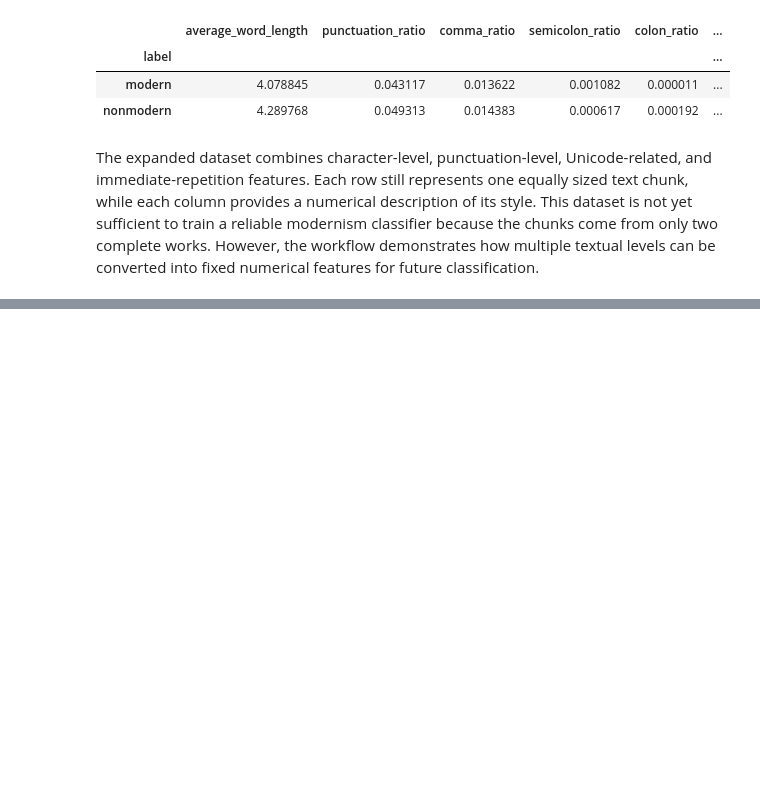
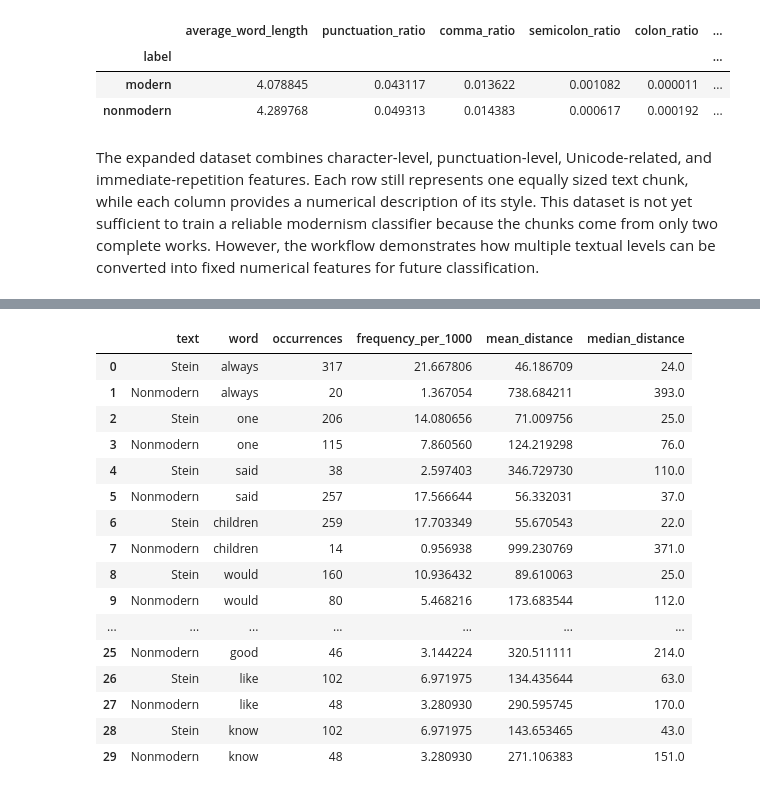
Before and after one commit to CiciXie-haotong/Modernism-Classifier, a Jupyter notebook: repetition_analysis.ipynb.ipynb, the cells around one changed output, grey strips where cells are left out. Saved outputs shown, nothing was run; the diff lists cells and outputs as text; code cells hidden in the pictures; blank space fills up the shorter version.

```diff
--- a/repetition_analysis.ipynb.ipynb
+++ b/repetition_analysis.ipynb.ipynb
@@ -1913,0 +1928,2 @@ This dataset is not yet sufficient to train a reliable modernism classifier beca
+# %%
+stein_text_clean = stein_text
@@ -1913,0 +1943,6 @@ This dataset is not yet sufficient to train a reliable modernism classifier beca
+# %%
+stein_words = [
+    word
+    for word in stein_words
+    if word not in stop_words
+]
@@ -1913,0 +2099,61 @@ This dataset is not yet sufficient to train a reliable modernism classifier beca
+# %%
+def word_repetition_row(word, positions):
+    pos = positions[word]
+    distances = repetition_distances(pos)
+
+    return {
+        "word": word,
+        "occurrences": len(pos),
+        "frequency_per_1000": len(pos) / comparison_length * 1000,
+        "mean_distance": statistics.mean(distances),
+        "median_distance": statistics.median(distances)
+    }
+# %%
+rows = []
+
+for word, _, _ in common_words[:15]:
+    stein_row = word_repetition_row(
+        word,
+        stein_sample_positions
+    )
+    stein_row["text"] = "Stein"
+
+    nonmodern_row = word_repetition_row(
+        word,
+        nonmodern_sample_positions
+    )
+    nonmodern_row["text"] = "Nonmodern"
+
+    rows.append(stein_row)
+    rows.append(nonmodern_row)
+
+common_word_comparison_df = pd.DataFrame(rows)
+
+common_word_comparison_df[
+    [
+        "text",
+        "word",
+        "occurrences",
+        "frequency_per_1000",
+        "mean_distance",
+        "median_distance"
+    ]
+]
+# %% [output]
+|  | text | word | occurrences | frequency_per_1000 | mean_distance | median_distance |
+| 0 | Stein | always | 317 | 21.667806 | 46.186709 | 24.0 |
+| 1 | Nonmodern | always | 20 | 1.367054 | 738.684211 | 393.0 |
+| 2 | Stein | one | 206 | 14.080656 | 71.009756 | 25.0 |
+| 3 | Nonmodern | one | 115 | 7.860560 | 124.219298 | 76.0 |
+| 4 | Stein | said | 38 | 2.597403 | 346.729730 | 110.0 |
+| 5 | Nonmodern | said | 257 | 17.566644 | 56.332031 | 37.0 |
+| 6 | Stein | children | 259 | 17.703349 | 55.670543 | 22.0 |
+| 7 | Nonmodern | children | 14 | 0.956938 | 999.230769 | 371.0 |
+| 8 | Stein | would | 160 | 10.936432 | 89.610063 | 25.0 |
+| 9 | Nonmodern | would | 80 | 5.468216 | 173.683544 | 112.0 |
+| ... | ... | ... | ... | ... | ... | ... |
+| 25 | Nonmodern | good | 46 | 3.144224 | 320.511111 | 214.0 |
+| 26 | Stein | like | 102 | 6.971975 | 134.435644 | 63.0 |
+| 27 | Nonmodern | like | 48 | 3.280930 | 290.595745 | 170.0 |
+| 28 | Stein | know | 102 | 6.971975 | 143.653465 | 43.0 |
+| 29 | Nonmodern | know | 48 | 3.280930 | 271.106383 | 151.0 |
```
Also changed, not shown: parts of 12 cells of this notebook.
